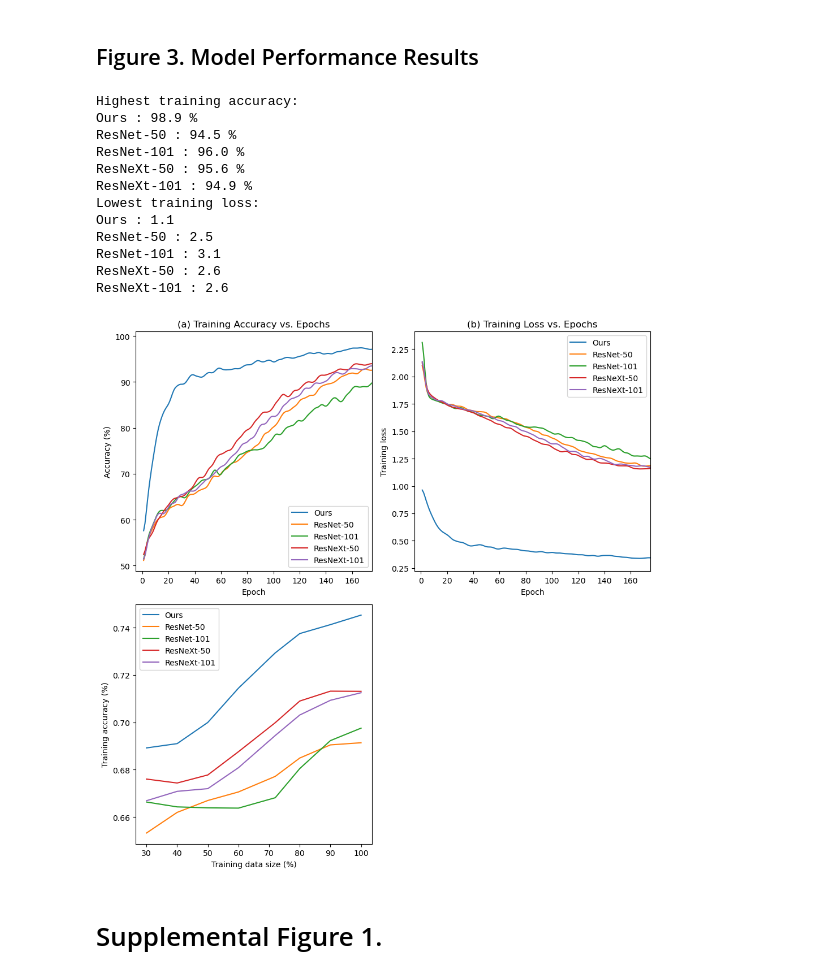
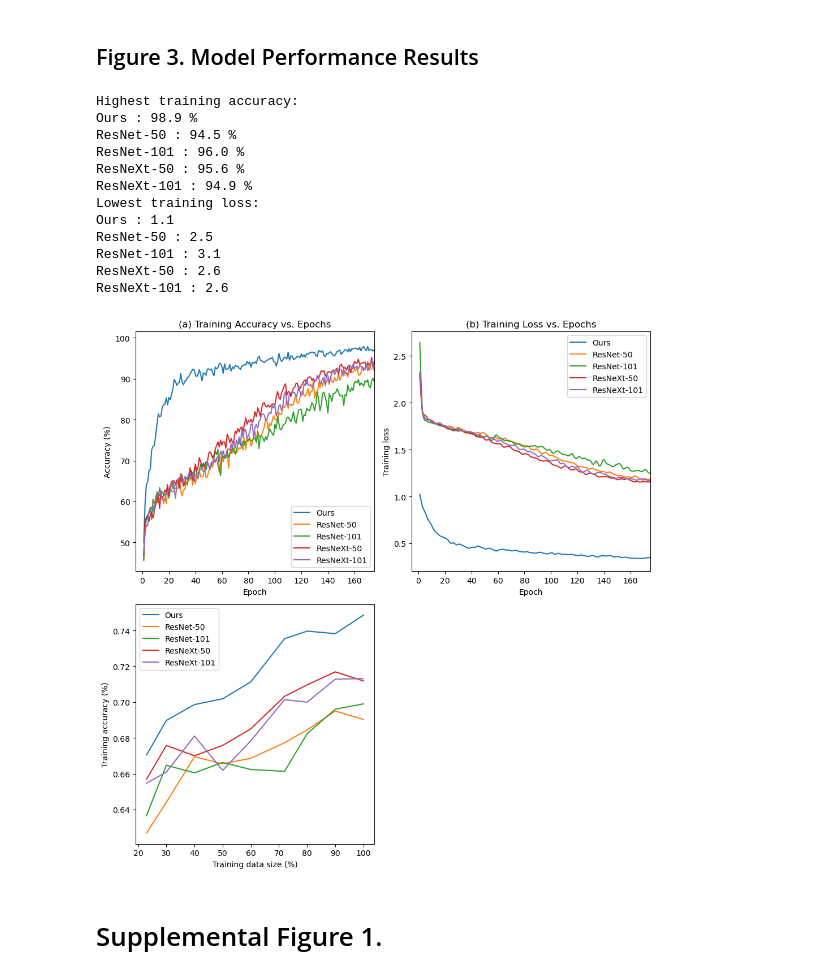
Before and after one commit to Deep-Fusion-Innovators/paper-Cervical-Cancer-Detection, a Jupyter notebook: figures.ipynb, the cells around one changed output. Drawn from its saved outputs; the diff is of its cells as text; code cells hidden in the pictures.

```diff
--- a/figures.ipynb
+++ b/figures.ipynb
@@ -126,7 +125,7 @@ gs = gridspec.GridSpec(2, 2)
 # subfigure_1
 ax = fig.add_subplot(gs[0, 0])
 percentage = percentage_list[-1]
-smoothness = 2
+smoothness = 0.4
 accuracy_epoch = pd.read_csv(f"./data/accuracy_epoch_{percentage}.csv")
 accuracy_epoch *= 100
 accuracy_epoch['Epoch'] /= 100
@@ -142,7 +141,7 @@ ax.legend()
 
 # subfigure_2
 ax = fig.add_subplot(gs[0, 1])
-smoothness = 2
+smoothness = 1
 loss_epoch = pd.read_csv(f"./data/train_loss_epoch_{percentage}.csv")
 ax.set_xlim([-5, 175])
 ax.set_xlabel('Epoch')
@@ -160,7 +159,7 @@ ax.legend()
 # subfigure_3
 ax = fig.add_subplot(gs[1, 0])
 
-smoothness = 1
+smoothness = 0.5
 acc_data_size = pd.read_csv("./data/accuracy_data_size.csv")
 Model_list = ['Ours', 'ResNet-50', 'ResNet-101', 'ResNeXt-50', 'ResNeXt-101']
 for model in Model_list:
@@ -181,34 +180,34 @@ plt.legend()
 
 #     for column in [i+'_Test' for i in Model_list]:
 #         acc_list += test_acc_epoch[column].tolist()
 #         model_name += [column[:-5]]*test_acc_epoch.shape[0]
 #         data_size += [percentage]*test_acc_epoch.shape[0]
 
 # df_plot = pd.DataFrame(columns=['Model', 'data_size', 'Accuracy'])
 # df_plot['Model'] = model_name
 # df_plot['Accuracy'] = acc_list
 # df_plot['data_size'] = data_size
 # sns.boxplot(data=df_plot, x="data_size", y="Accuracy", hue="Model", ax = ax)
 # ax.set_ylabel("Accuracy (%)")
 # ax.set_xlabel("% of Training Data Used")
 # ax.set_ylim([50, 75])
 # ax.set_title("(c) Testing Accuracy vs. % of Training Data Used")
 
 plt.savefig("./figures/Figure4_Accuracy_Loss_Epochs.pdf", dpi = 150)
 # %% [output]
 Highest training accuracy:
 Ours : 98.9 %
 ResNet-50 : 94.5 %
 ResNet-101 : 96.0 %
 ResNeXt-50 : 95.6 %
 ResNeXt-101 : 94.9 %
 Lowest training loss:
 Ours : 1.1
 ResNet-50 : 2.5
 ResNet-101 : 3.1
 ResNeXt-50 : 2.6
 ResNeXt-101 : 2.6
-[figure, old version]
+[figure, new version]
 # %% [markdown]
 # Supplemental Figure 1.
 # %%
```
Also changed, not shown: parts of 1 cell of this notebook, 7 other files.
